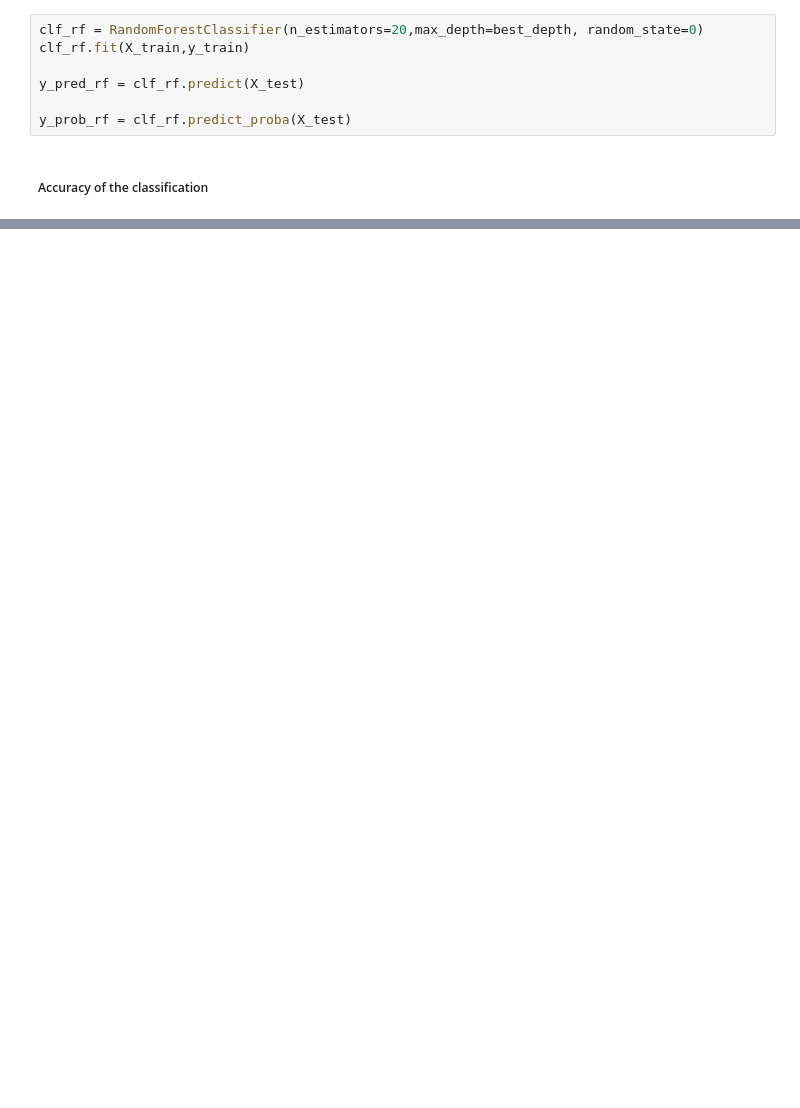
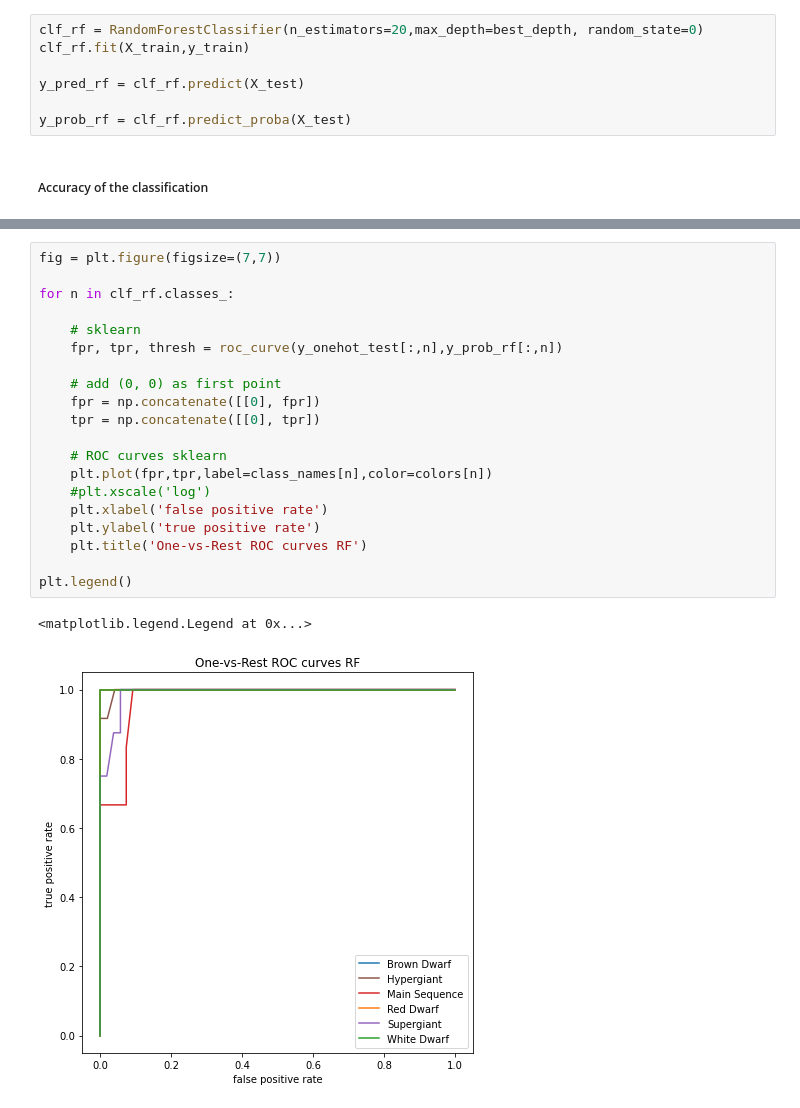
Before and after one commit to ludovicobizzarri/astrostatistics_bicocca_2024, a Jupyter notebook: working/Lesson 15/HR diagram.ipynb, the cells around one changed output, grey strips where cells are left out. Drawn from its saved outputs; the diff is of its cells as text; blank space fills up the shorter version.

```diff
--- a/working/Lesson 15/HR diagram.ipynb
+++ b/working/Lesson 15/HR diagram.ipynb
@@ -484,0 +505,23 @@ y_prob_rf = clf_rf.predict_proba(X_test)
+# %%
+fig = plt.figure(figsize=(7,7))
+
+for n in clf_rf.classes_:
+
+    # sklearn
+    fpr, tpr, thresh = roc_curve(y_onehot_test[:,n],y_prob_rf[:,n])
+
+    # add (0, 0) as first point
+    fpr = np.concatenate([[0], fpr])
+    tpr = np.concatenate([[0], tpr])
+
+    # ROC curves sklearn
+    plt.plot(fpr,tpr,label=class_names[n],color=colors[n])
+    #plt.xscale('log')
+    plt.xlabel('false positive rate')
+    plt.ylabel('true positive rate')
+    plt.title('One-vs-Rest ROC curves RF')
+
+plt.legend()
+# %% [output]
+<matplotlib.legend.Legend at 0x...>
+[figure, added]
```
Also changed, not shown: parts of 39 cells of this notebook.
